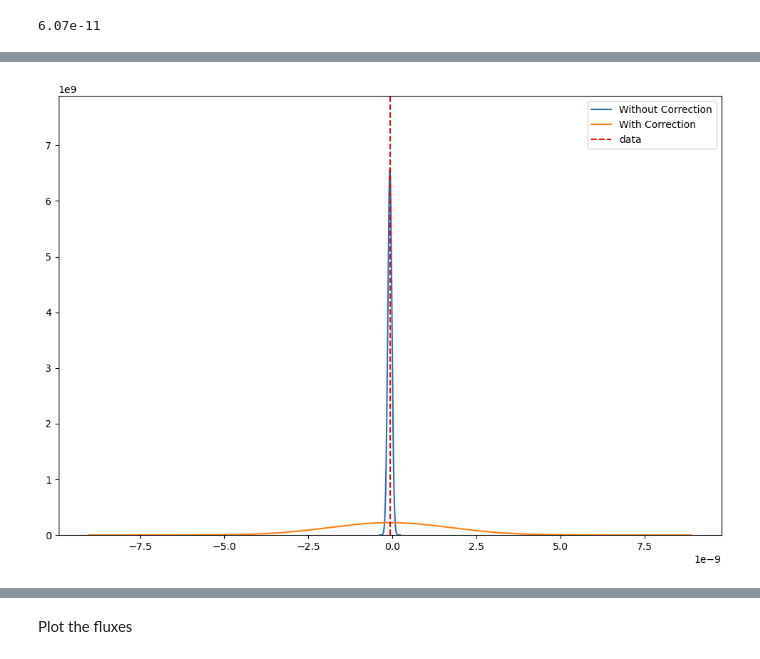
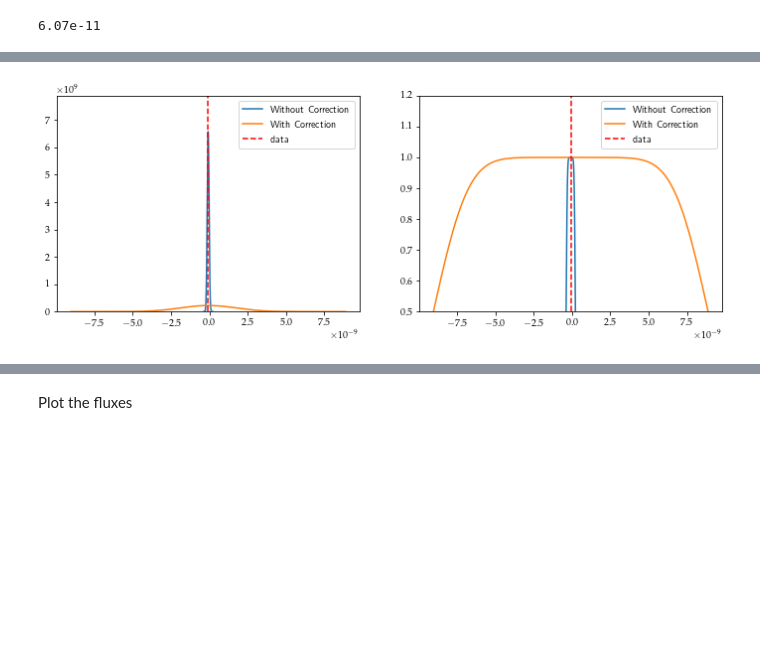
Before and after one commit to Harry45/BHM-nz, a Jupyter notebook: bhm/playground.ipynb, the cells around one changed output, grey strips where cells are left out. Saved outputs shown, nothing was run; the diff lists cells and outputs as text; code cells hidden in the pictures; blank space fills up the shorter version.

```diff
--- a/bhm/playground.ipynb
+++ b/bhm/playground.ipynb
@@ -11,10 +11,10 @@ import matplotlib.pylab as plt
 import pandas as pd
 from scipy.interpolate import InterpolatedUnivariateSpline, interp1d
 
-# plt.rc('text', usetex=True) # - Imperial cluster cannot find Latex
-# plt.rc('font',**{'family':'sans-serif','serif':['Palatino']})
-# figSize  = (12, 8)
-# fontSize = 20
+plt.rc('text', usetex=True) # - Imperial cluster cannot find Latex
+plt.rc('font',**{'family':'sans-serif','serif':['Palatino']})
+figSize  = (12, 8)
+fontSize = 20
 # %%
 from configuration import get_config
 CONFIG = get_config('KiDS-1000')
@@ -417,13 +421,23 @@ def error_function(theory, sigma):
 # %%
 pdf1 = ss.norm(mu, std).pdf(g1)
 pdf2 = ss.norm(mu, std_c).pdf(g2)
+# %%
+errfunc1 = error_function(g1, std)
+errfunc2 = error_function(g2, std_c)
 # %%
-plt.figure(figsize=(12,8))
+plt.figure(figsize=(12,4))
+plt.subplot(121)
 plt.plot(g1, pdf1, label = 'Without Correction')
 plt.plot(g2, pdf2, label = 'With Correction')
 plt.axvline(mu, linestyle = '--', c = 'r', label = 'data')
 plt.ylim(0.0, 1.2*max([max(pdf1), max(pdf2)]))
 plt.legend()
+plt.subplot(122)
+plt.plot(g1,  errfunc1, label = 'Without Correction')
+plt.plot(g2, errfunc2, label = 'With Correction')
+plt.axvline(mu, linestyle = '--', c = 'r', label = 'data')
+plt.ylim(0.5, 1.2)
+plt.legend()
 plt.show()
 # %% [output]
-[figure, old version]
+[figure, new version]
```
Also changed, not shown: parts of 4 cells of this notebook.
